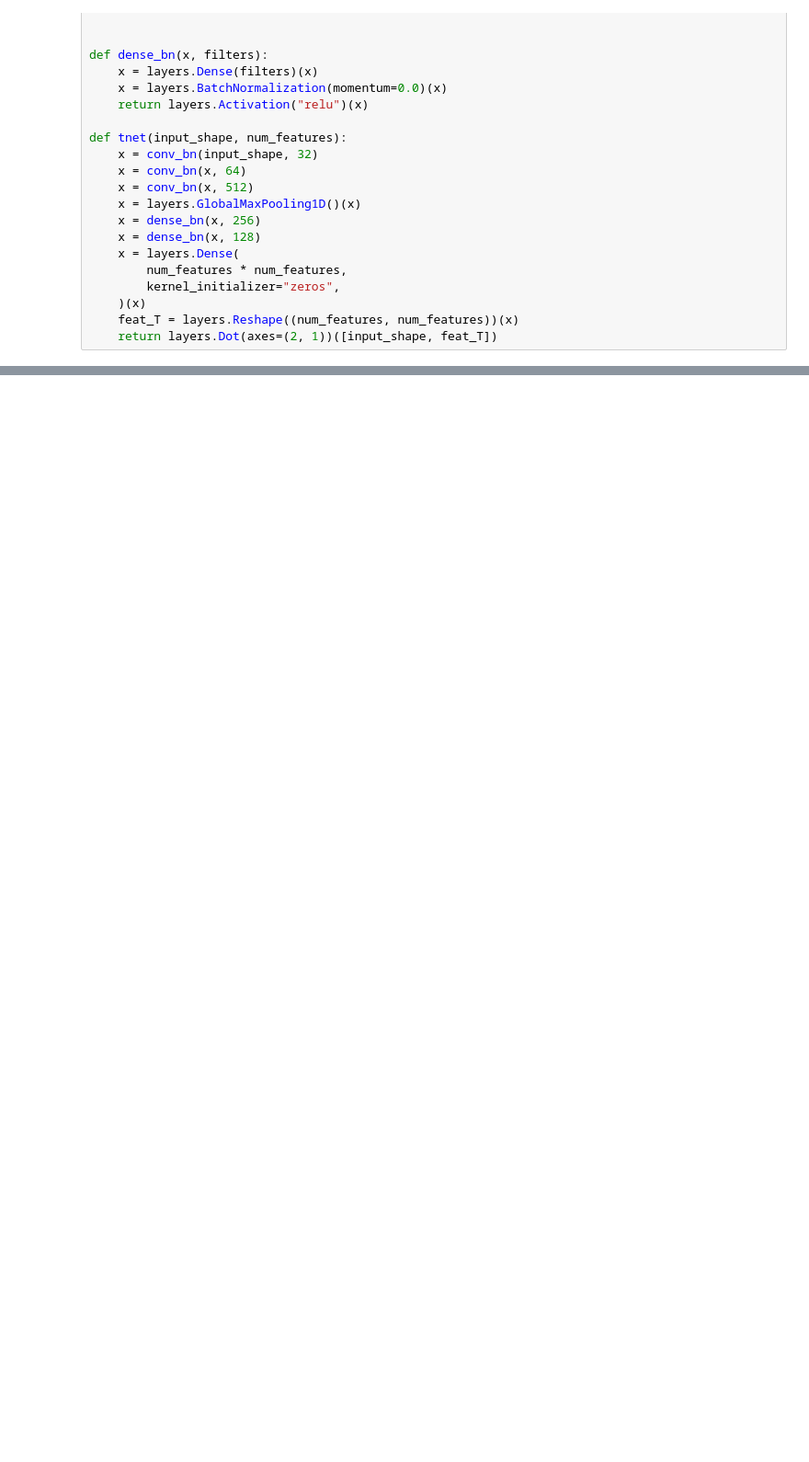
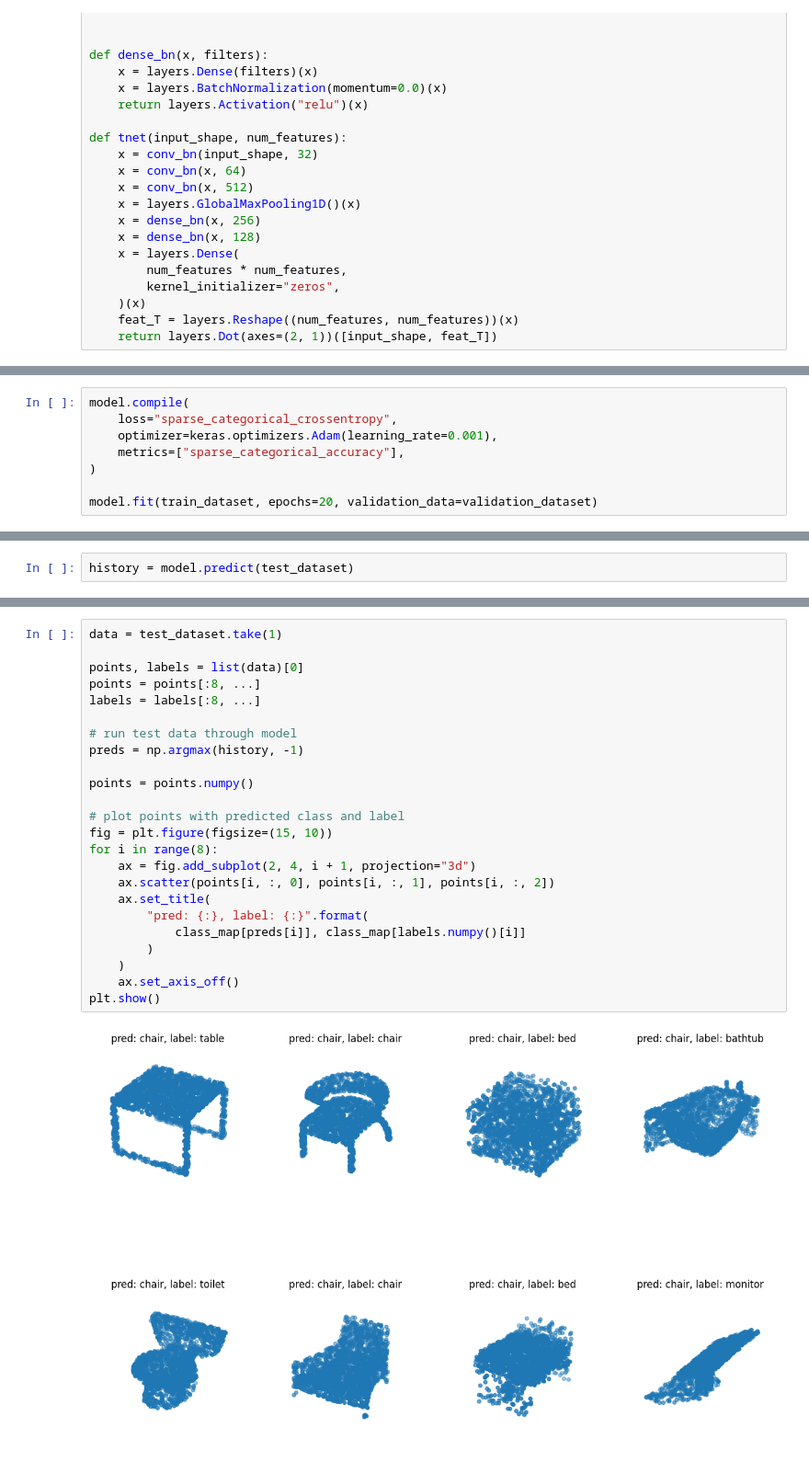
Before and after one commit to gencturkmert/pointnet_implementation, a Jupyter notebook: PointNet_Keras.ipynb, the cells around one changed output, grey strips where cells are left out. Shown at 92% size. Saved outputs shown, nothing was run; the diff lists cells and outputs as text; blank space fills up the shorter version.

```diff
--- a/PointNet_Keras.ipynb
+++ b/PointNet_Keras.ipynb
@@ -279,3 +279,11 @@ Total params: 748979 (2.86 MB)
 Trainable params: 742899 (2.83 MB)
 Non-trainable params: 6080 (23.75 KB)
 __________________________________________________________________________________________________
+# %%
+model.compile(
+    loss="sparse_categorical_crossentropy",
+    optimizer=keras.optimizers.Adam(learning_rate=0.001),
+    metrics=["sparse_categorical_accuracy"],
+)
+
+model.fit(train_dataset, epochs=20, validation_data=validation_dataset)
@@ -281,0 +309,2 @@ ________________________________________________________________________________
+# %%
+history = model.predict(test_dataset)
@@ -281,0 +313,26 @@ ________________________________________________________________________________
+# %%
+data = test_dataset.take(1)
+
+points, labels = list(data)[0]
+points = points[:8, ...]
+labels = labels[:8, ...]
+
+# run test data through model
+preds = np.argmax(history, -1)
+
+points = points.numpy()
+
+# plot points with predicted class and label
+fig = plt.figure(figsize=(15, 10))
+for i in range(8):
+    ax = fig.add_subplot(2, 4, i + 1, projection="3d")
+    ax.scatter(points[i, :, 0], points[i, :, 1], points[i, :, 2])
+    ax.set_title(
+        "pred: {:}, label: {:}".format(
+            class_map[preds[i]], class_map[labels.numpy()[i]]
+        )
+    )
+    ax.set_axis_off()
+plt.show()
+# %% [output]
+[figure, added]
```
Also changed, not shown: parts of 9 cells of this notebook.
